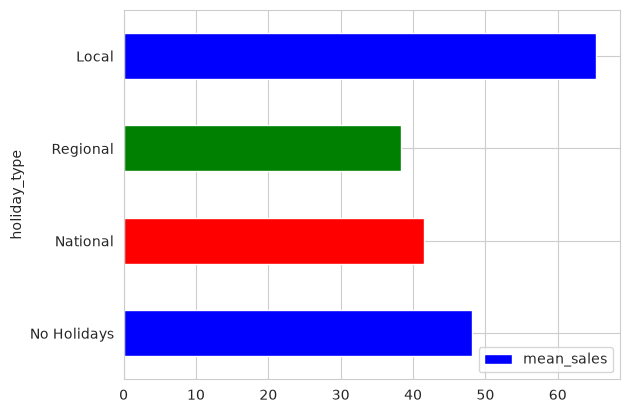
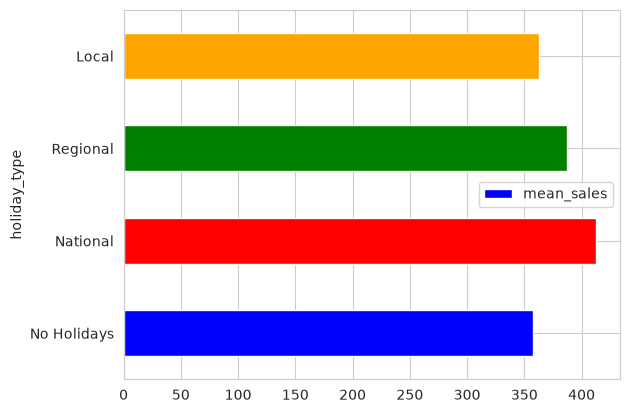
The notebook cell's code change between the first figure and the second:
--- before
+++ after
@@ -1 +1 @@
-holidays_comparison.plot(x='holiday_type', y='mean_sales', kind="barh", rot=0, color=['blue', 'red', 'green'])
+holidays_comparison.plot(x='holiday_type', y='mean_sales', kind="barh", rot=0, color=['blue', 'red', 'green', 'orange'])

Commit: SOme issues resolved